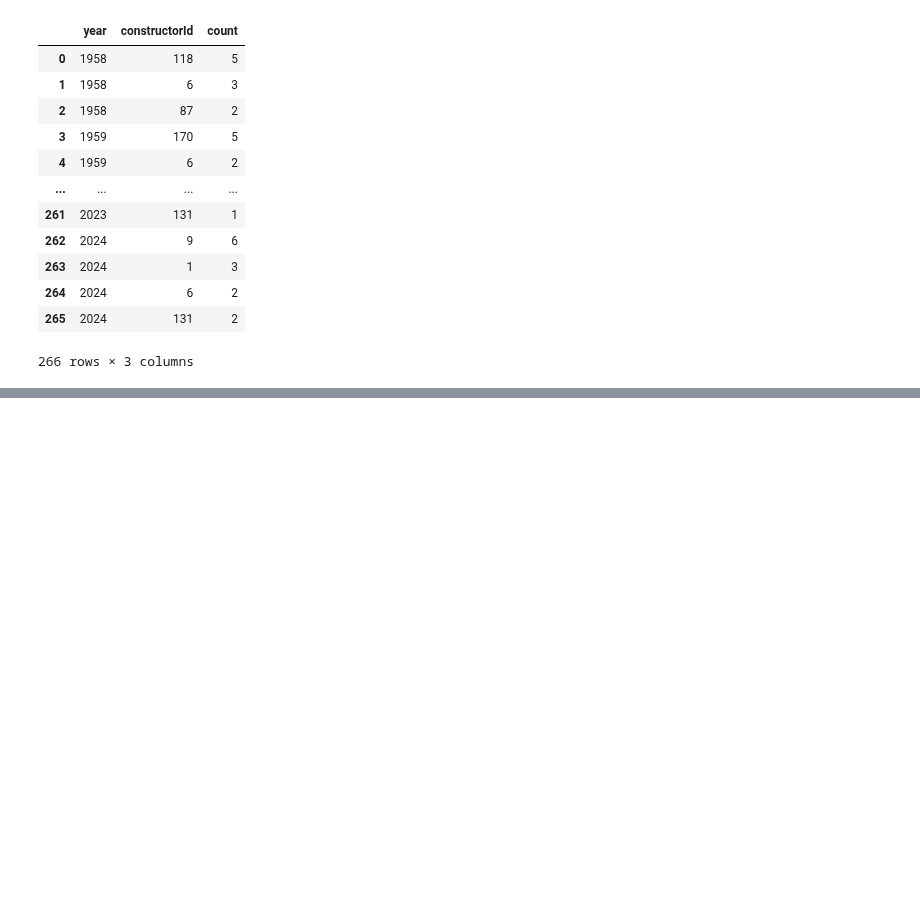
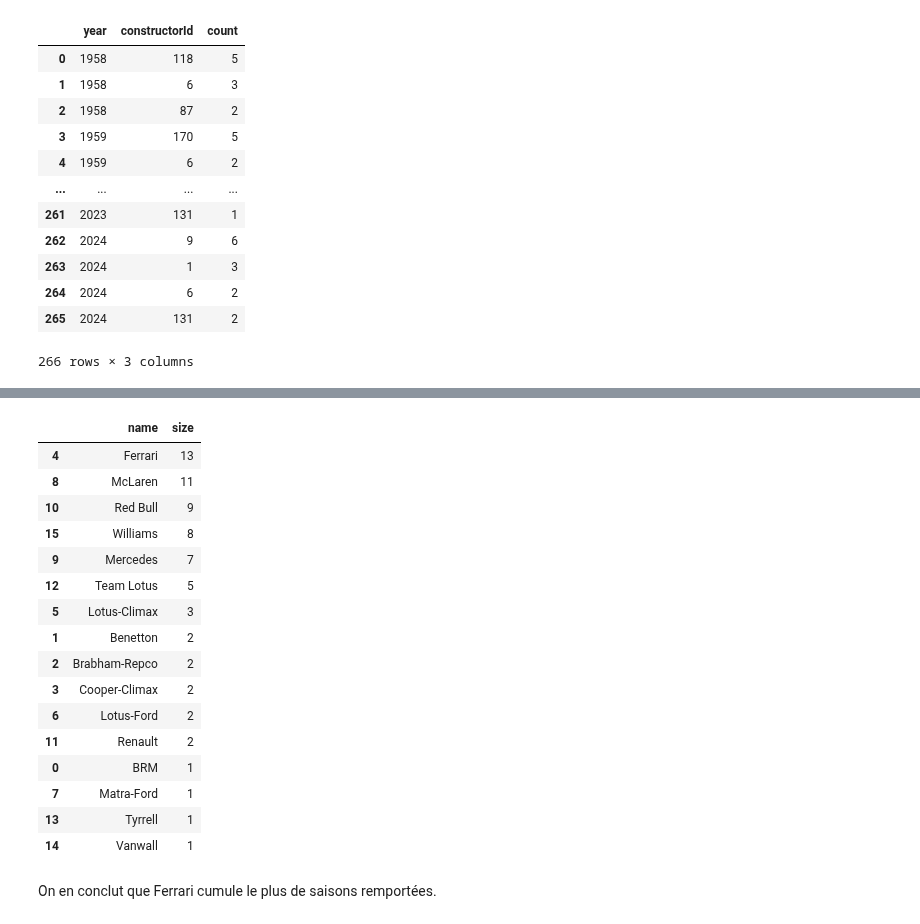
Before and after one commit to OzeelCharles/projet_info2, a Jupyter notebook: gabriel.ipynb, the cells around one changed output, grey strips where cells are left out. Cells and saved outputs as stored; diff of their text form; code cells hidden in the pictures; blank space fills up the shorter version.

```diff
--- a/gabriel.ipynb
+++ b/gabriel.ipynb
@@ -146,7 +165,7 @@ tbl
 1092 rows × 6 columns
 # %%
 
-tbl2 = pd.merge(race, tbl, on = "raceId")
+tbl2 = pd.merge(races, tbl, on = "raceId")
 tbl2.columns
 tbl2 = tbl2[["year", "raceId", "constructorId", "name", "points"]]
 tbl2
@@ -184,5 +203,8 @@ tbl2
 # %%
 count_max = tbl2.groupby("year", as_index= False)["count"].max()
 count_max
-tbl2[tbl2["count"] == count_max["count"]]
+merged = pd.merge(count_max, tbl2, on = ["year"])
+merged = merged[merged["count_x"] == merged["count_y"]]
+merged = merged[["year", "count_x", "constructorId"]]
+merged
 # %% [output]
@@ -189,0 +224,24 @@ ValueError: Can only compare identically-labeled Series objects
+# %%
+gagnants_saisons = pd.merge(merged, constructors, on = "constructorId")
+total_win_saisons = gagnants_saisons.groupby("name", as_index= False)["year"].size()
+total_win_saisons.sort_values(by = "size", ascending= False)
+# %% [output]
+|  | name | size |
+| 4 | Ferrari | 13 |
+| 8 | McLaren | 11 |
+| 10 | Red Bull | 9 |
+| 15 | Williams | 8 |
+| 9 | Mercedes | 7 |
+| 12 | Team Lotus | 5 |
+| 5 | Lotus-Climax | 3 |
+| 1 | Benetton | 2 |
+| 2 | Brabham-Repco | 2 |
+| 3 | Cooper-Climax | 2 |
+| 6 | Lotus-Ford | 2 |
+| 11 | Renault | 2 |
+| 0 | BRM | 1 |
+| 7 | Matra-Ford | 1 |
+| 13 | Tyrrell | 1 |
+| 14 | Vanwall | 1 |
+# %% [markdown]
+On en conclut que Ferrari cumule le plus de saisons remportées.
```
Also changed, not shown: parts of 10 cells of this notebook.
